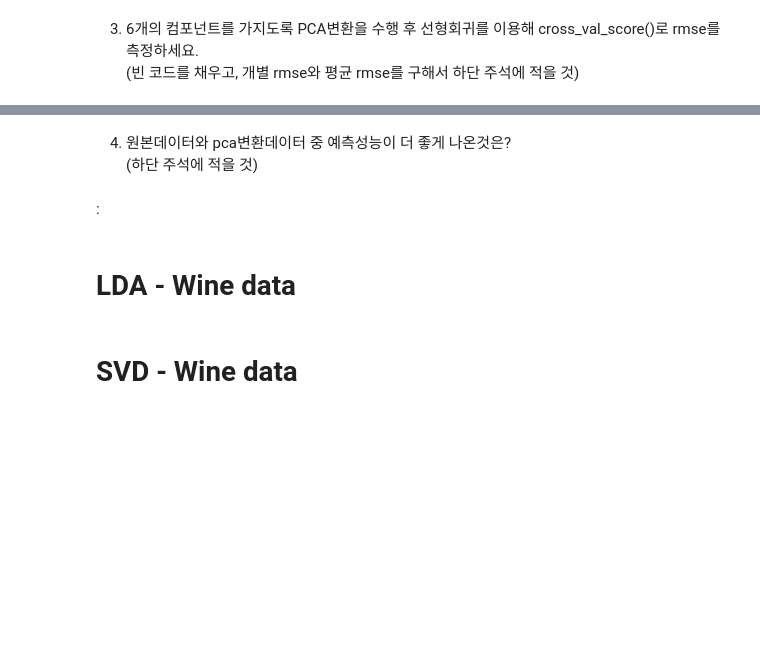
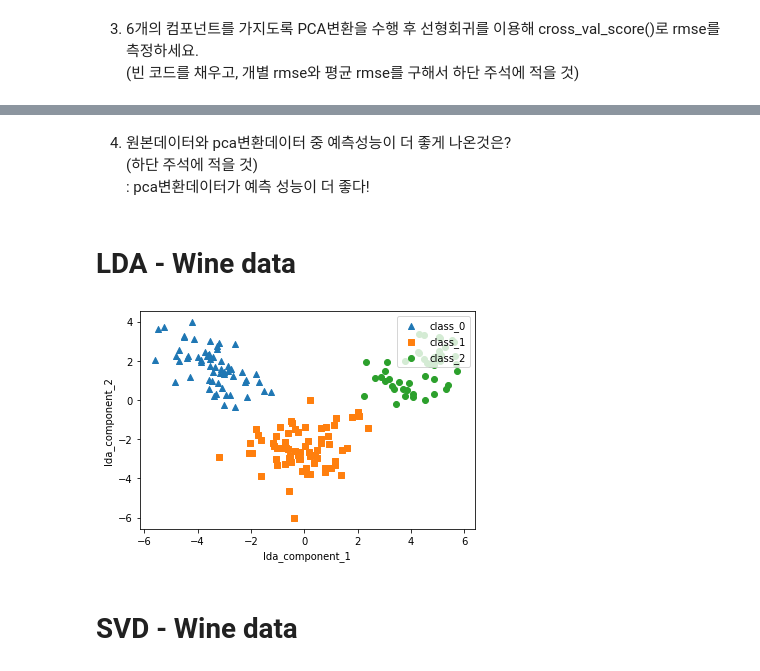
Before and after one commit to CoodingPenguin/cuai-ml-study, a Jupyter notebook: Chapter 06/과제/Chapter 06 과제 (6조).ipynb, the cells around one changed output, grey strips where cells are left out. Drawn from its saved outputs; the diff is of its cells as text; code cells hidden in the pictures; blank space fills up the shorter version.

```diff
--- a/Chapter 06/과제/Chapter 06 과제 (6조).ipynb
+++ b/Chapter 06/과제/Chapter 06 과제 (6조).ipynb
@@ -58,8 +61,7 @@ cv=5인 경우의 개별 fold별 rmse: <br>
 # %% [markdown]
 4. 원본데이터와 pca변환데이터 중 예측성능이 더 좋게 나온것은?<br>
 (하단 주석에 적을 것)
+: pca변환데이터가 예측 성능이 더 좋다!
-# %% [markdown]
-:
 # %% [markdown]
 # LDA - Wine data
 # %%
@@ -80,30 +82,32 @@ X_data = winedf.drop(['target'], axis=1,inplace=False)
 
 X_data_scaled = StandardScaler().fit_transform(X_data)
 # %%
-lda = LinearDiscriminantAnalysis()
-lda.fit()
-X_data_lda = lda.transform()
+lda = LinearDiscriminantAnalysis(n_components=2)
+lda.fit(X_data_scaled, wine.target)
+X_data_lda = lda.transform(X_data_scaled)
 # %%
 import pandas as pd
 import matplotlib.pyplot as plt
 %matplotlib inline
 
 lda_columns=['lda_component_1','lda_component_2']
-wineDF_lda = pd.DataFrame()
+wineDF_lda = pd.DataFrame(X_data_lda, columns=lda_columns)
 wineDF_lda['target']=wine.target
 
 markers=['^', 's', 'o']
 
 for i, marker in enumerate(markers):
-    x_axis_data =
-    y_axis_data =
+    x_axis_data = wineDF_lda[wineDF_lda['target']==i]['lda_component_1']
+    y_axis_data = wineDF_lda[wineDF_lda['target']==i]['lda_component_2']
 
-    plt.scatter()
+    plt.scatter(x_axis_data, y_axis_data, marker=marker, label=wine.target_names[i])
 
 plt.legend(loc='upper right')
 plt.xlabel('lda_component_1')
 plt.ylabel('lda_component_2')
 plt.show()
+# %% [output]
+[figure, added]
 # %% [markdown]
 # SVD - Wine data
 # %% [markdown]
```
Also changed, not shown: parts of 14 cells of this notebook, 27 other files.
